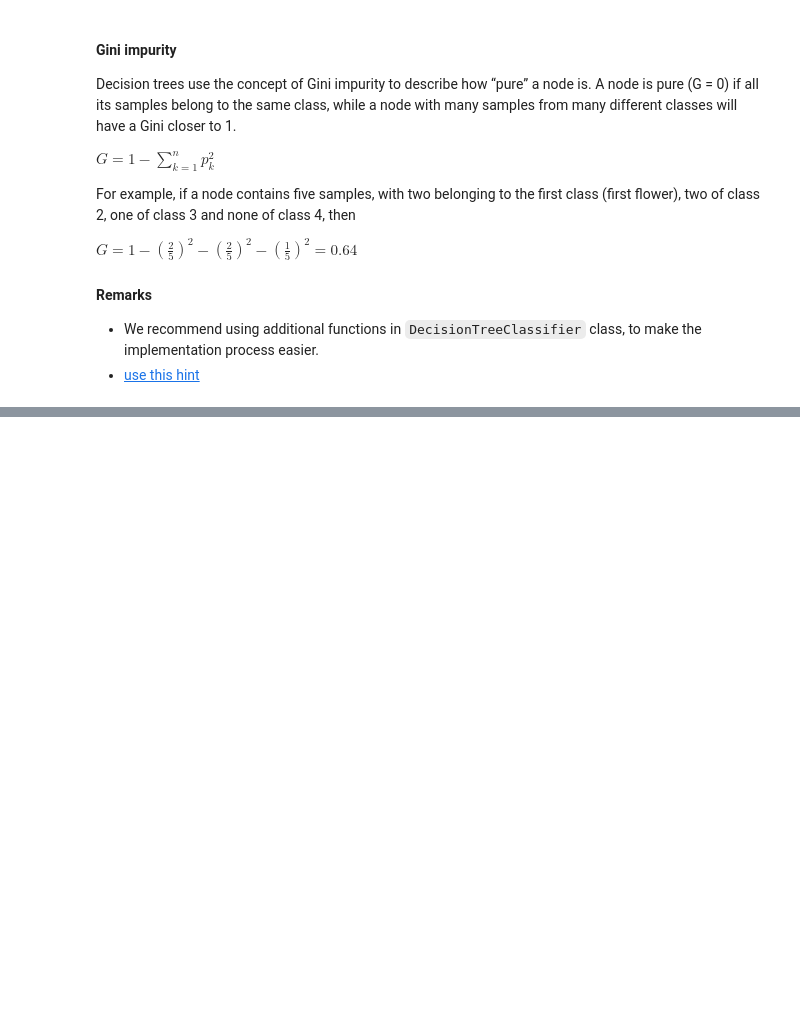
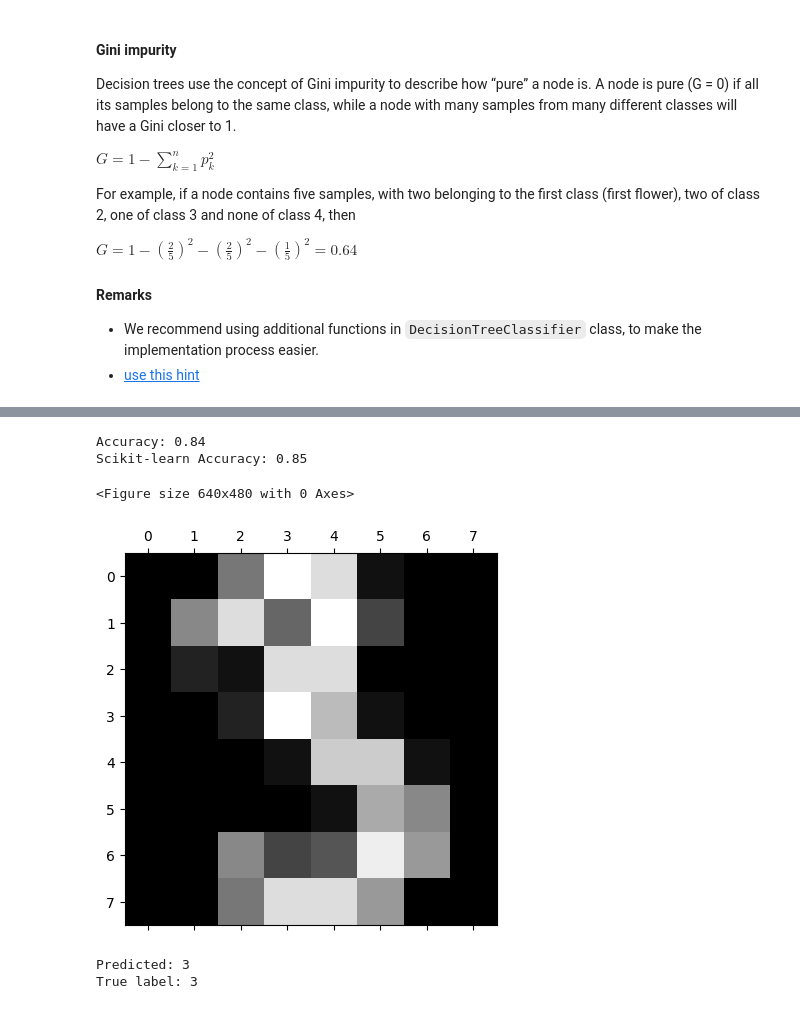
Before and after one commit to ArseniiStratiuk/Decision-Tree-Classifier-Lab, a Jupyter notebook: Lab1_trees.ipynb, the cells around one changed output, grey strips where cells are left out. Drawn from its saved outputs; the diff is of its cells as text; code cells hidden in the pictures; blank space fills up the shorter version.

Commit message:
Decision Tree

```diff
--- a/Lab1_trees.ipynb
+++ b/Lab1_trees.ipynb
@@ -779,0 +988,35 @@ list
+# %%
+# Split the data into training and testing sets.
+X_train, X_test, y_train, y_test = train_test_split(X, y, test_size=0.2)
+
+# Test the DecisionTreeClassifier implementation.
+clf = DecisionTreeClassifier()
+clf.fit(X_train, y_train)
+
+accuracy = evaluate(X_test, y_test)
+print(f"Accuracy: {accuracy:.2f}")
+
+# Compare with scikit-learn's DecisionTreeClassifier.
+from sklearn.tree import DecisionTreeClassifier as SklearnDecisionTreeClassifier
+
+sklearn_clf = SklearnDecisionTreeClassifier()
+sklearn_clf.fit(X_train, y_train)
+
+sklearn_accuracy = sklearn_clf.score(X_test, y_test)
+print(f"Scikit-learn Accuracy: {sklearn_accuracy:.2f}")
+# %% [output]
+Accuracy: 0.84
+Scikit-learn Accuracy: 0.85
+# %%
+# An example of recognizing a digit.
+plt.gray()
+plt.matshow(data.images[3])
+plt.show()
+
+print(f"Predicted: {clf.predict([X_test[3]])[0]}")
+print(f"True label: {y_test[3]}")
+# %% [output]
+<Figure size 640x480 with 0 Axes>
+[figure, added]
+Predicted: 3
+True label: 3
```
Also changed, not shown: parts of 27 cells of this notebook.
